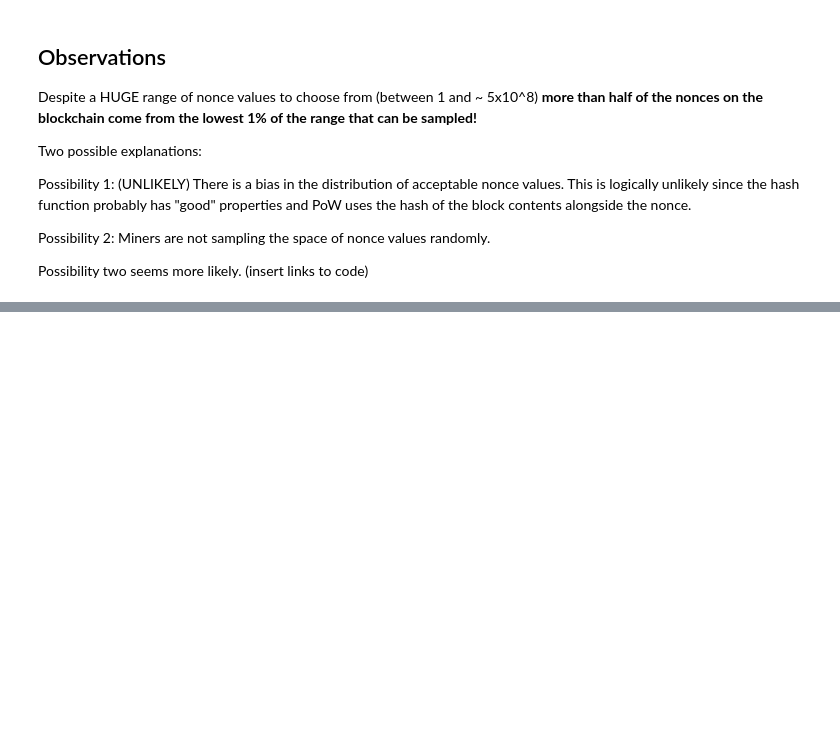
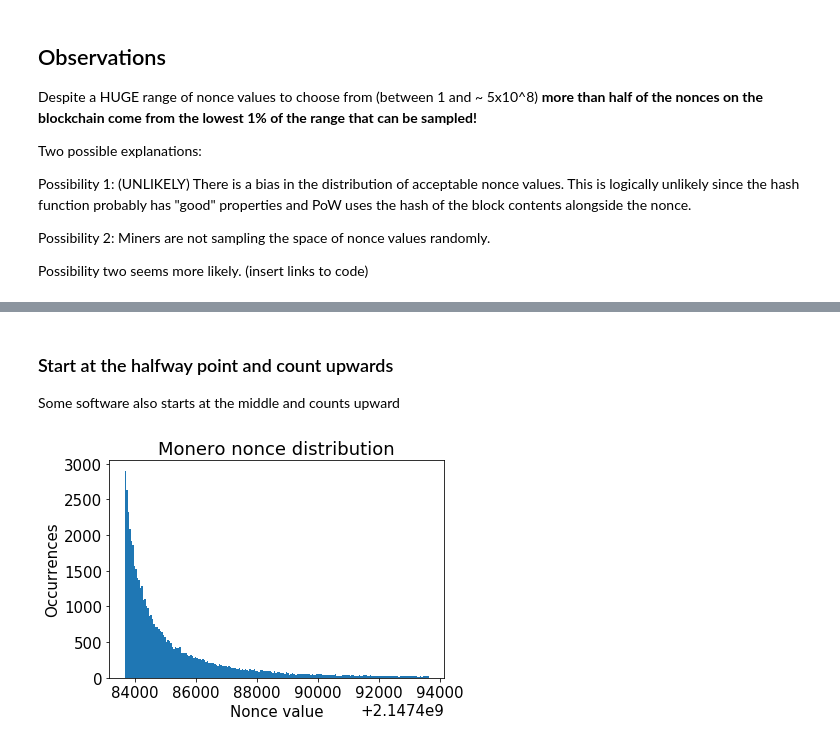
Before and after one commit to noncesense-research-lab/nonce_distribution, a Jupyter notebook: nonce_distribution.ipynb, the cells around one changed output, grey strips where cells are left out. Cells and saved outputs as stored; diff of their text form; code cells hidden in the pictures; blank space fills up the shorter version.

Commit message:
update notebook, look from end and middle

```diff
--- a/nonce_distribution.ipynb
+++ b/nonce_distribution.ipynb
@@ -113,0 +146,14 @@ plt.xlabel('Nonce value');
+# %% [markdown]
+### Start at the halfway point and count upwards
+Some software also starts at the middle and counts upward
+# %%
+halfway_val = (2**32)/2;
+window = 1e4
+nonces = list(df.nonce)
+subset = [nonce for nonce in nonces if nonce > halfway_val and nonce < (halfway_val + window)]
+plt.hist(subset, bins=200);
+plt.title('Monero nonce distribution');
+plt.ylabel('Occurrences');
+plt.xlabel('Nonce value');
+# %% [output]
+[figure, added]
```
Also changed, not shown: parts of 8 cells of this notebook.
